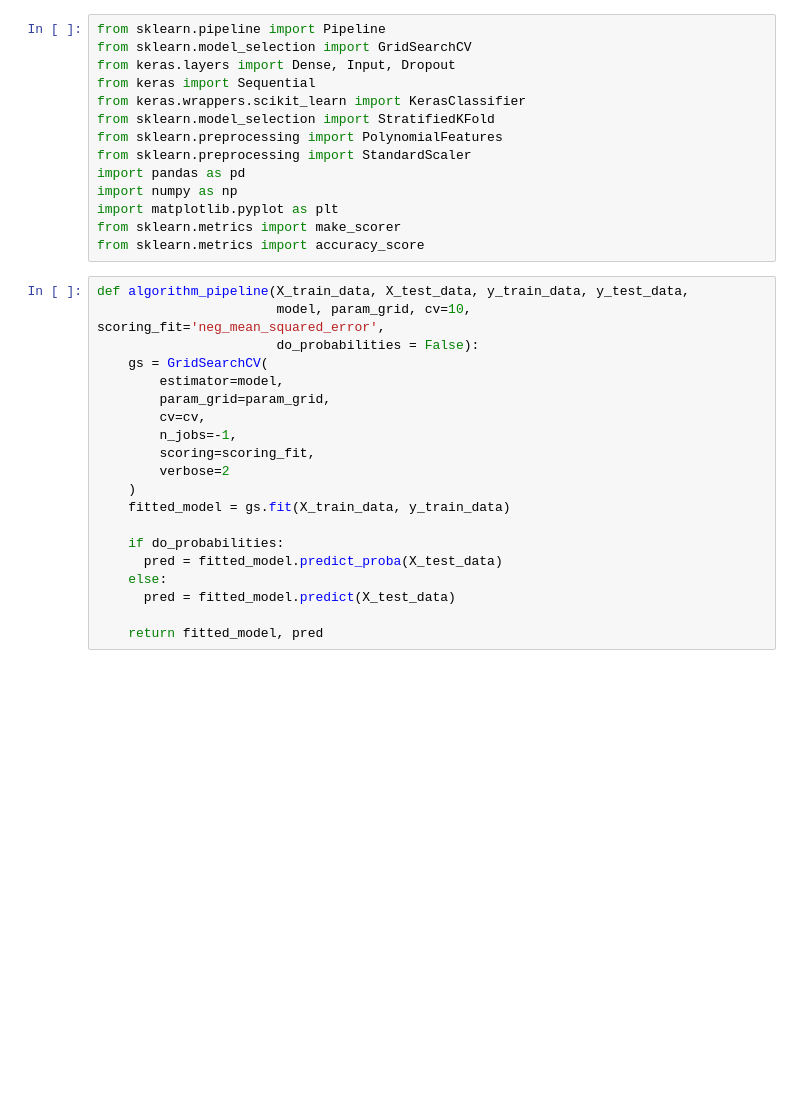
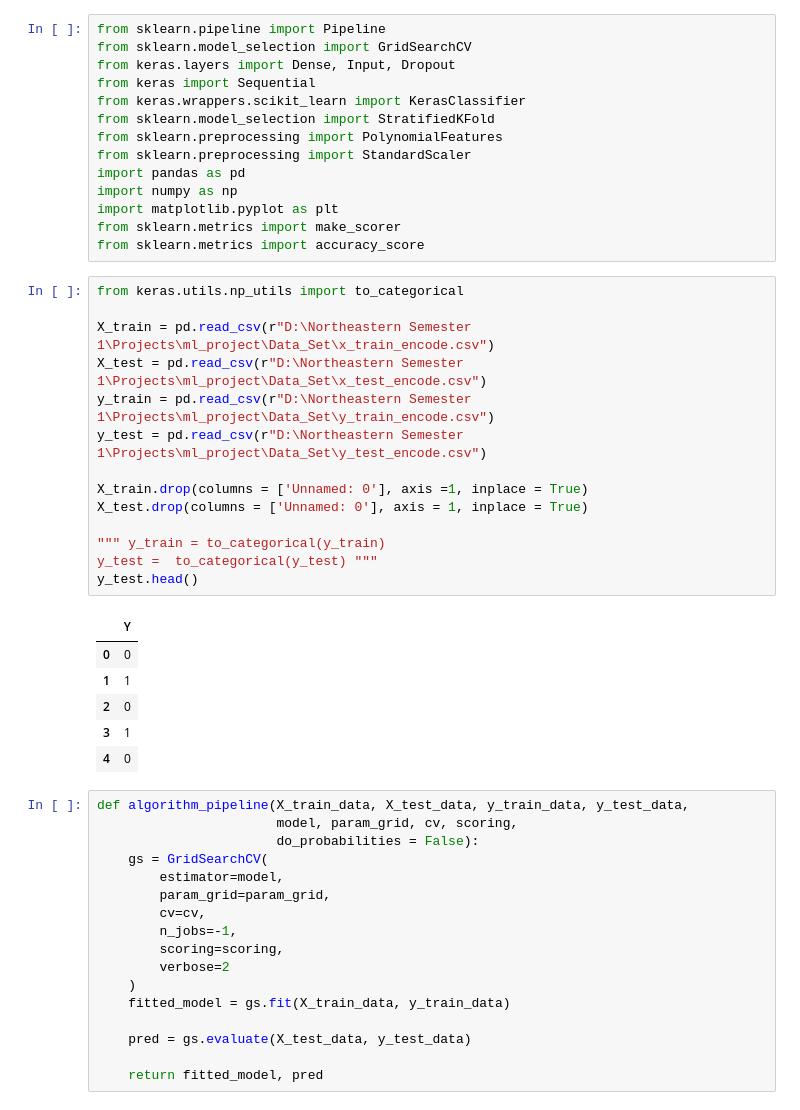
Before and after one commit to AnushkaHegde/In-Vehicle-Coupon-Recommendation-ML-Project, a Jupyter notebook: Code/Keras_Tuning.ipynb, the cells around one changed output. Cells and saved outputs as stored; diff of their text form; blank space fills up the shorter version.

Commit message:
keras changed

```diff
--- a/Code/Keras_Tuning.ipynb
+++ b/Code/Keras_Tuning.ipynb
@@ -12,24 +12,42 @@ import numpy as np
 import matplotlib.pyplot as plt
 from sklearn.metrics import make_scorer
 from sklearn.metrics import accuracy_score
+# %%
+from keras.utils.np_utils import to_categorical
+
+X_train = pd.read_csv(r"D:\Northeastern Semester 1\Projects\ml_project\Data_Set\x_train_encode.csv")
+X_test = pd.read_csv(r"D:\Northeastern Semester 1\Projects\ml_project\Data_Set\x_test_encode.csv")
+y_train = pd.read_csv(r"D:\Northeastern Semester 1\Projects\ml_project\Data_Set\y_train_encode.csv")
+y_test = pd.read_csv(r"D:\Northeastern Semester 1\Projects\ml_project\Data_Set\y_test_encode.csv")
+
+X_train.drop(columns = ['Unnamed: 0'], axis =1, inplace = True)
+X_test.drop(columns = ['Unnamed: 0'], axis = 1, inplace = True)
+
+""" y_train = to_categorical(y_train)
+y_test =  to_categorical(y_test) """
+y_test.head()
+# %% [output]
+|  | Y |
+| 0 | 0 |
+| 1 | 1 |
+| 2 | 0 |
+| 3 | 1 |
+| 4 | 0 |
 # %%
 def algorithm_pipeline(X_train_data, X_test_data, y_train_data, y_test_data,
-                       model, param_grid, cv=10, scoring_fit='neg_mean_squared_error',
+                       model, param_grid, cv, scoring,
                        do_probabilities = False):
     gs = GridSearchCV(
         estimator=model,
         param_grid=param_grid,
         cv=cv,
         n_jobs=-1,
-        scoring=scoring_fit,
+        scoring=scoring,
         verbose=2
     )
     fitted_model = gs.fit(X_train_data, y_train_data)
 
-    if do_probabilities:
-      pred = fitted_model.predict_proba(X_test_data)
-    else:
-      pred = fitted_model.predict(X_test_data)
+    pred = gs.evaluate(X_test_data, y_test_data)
 
     return fitted_model, pred
 # %%
```
Also changed, not shown: parts of 2 cells of this notebook.
